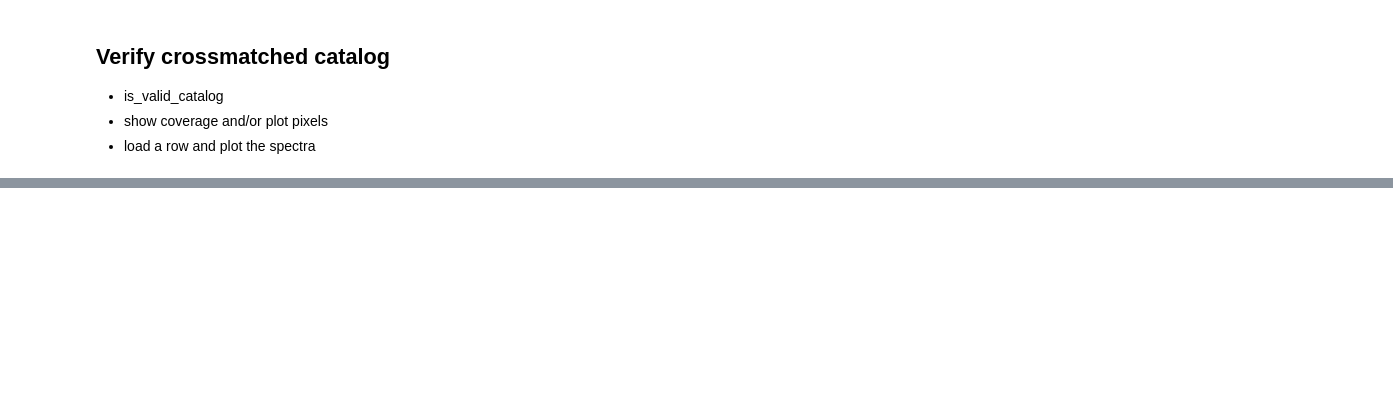
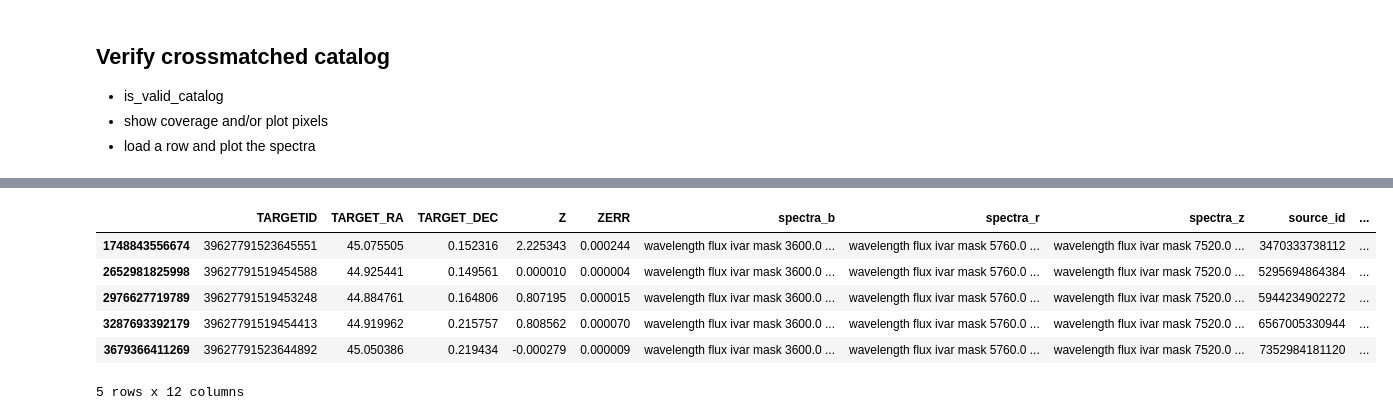
Before and after one commit to olivialynn/DESI-Crossmatch-Project, a Jupyter notebook: 02 - DESI x Gaia/2.0 - DESI x Gaia.ipynb, the cells around one changed output, grey strips where cells are left out. Cells and saved outputs as stored; diff of their text form; code cells hidden in the pictures; blank space fills up the shorter version.

```diff
--- a/02 - DESI x Gaia/2.0 - DESI x Gaia.ipynb
+++ b/02 - DESI x Gaia/2.0 - DESI x Gaia.ipynb
@@ -22,0 +152,13 @@ In this notebook, we will:
+# %%
+# See the first few rows
+
+df = desi_x_gaia_cat.head(5)
+df
+# %% [output]
+|  | TARGETID | TARGET_RA | TARGET_DEC | Z | ZERR | spectra_b | spectra_r | spectra_z | source_id | ... |
+| 1748843556674 | 39627791523645551 | 45.075505 | 0.152316 | 2.225343 | 0.000244 | wavelength flux ivar mask 3600.0 ... | wavelength flux ivar mask 5760.0 ... | wavelength flux ivar mask 7520.0 ... | 3470333738112 | ... |
+| 2652981825998 | 39627791519454588 | 44.925441 | 0.149561 | 0.000010 | 0.000004 | wavelength flux ivar mask 3600.0 ... | wavelength flux ivar mask 5760.0 ... | wavelength flux ivar mask 7520.0 ... | 5295694864384 | ... |
+| 2976627719789 | 39627791519453248 | 44.884761 | 0.164806 | 0.807195 | 0.000015 | wavelength flux ivar mask 3600.0 ... | wavelength flux ivar mask 5760.0 ... | wavelength flux ivar mask 7520.0 ... | 5944234902272 | ... |
+| 3287693392179 | 39627791519454413 | 44.919962 | 0.215757 | 0.808562 | 0.000070 | wavelength flux ivar mask 3600.0 ... | wavelength flux ivar mask 5760.0 ... | wavelength flux ivar mask 7520.0 ... | 6567005330944 | ... |
+| 3679366411269 | 39627791523644892 | 45.050386 | 0.219434 | -0.000279 | 0.000009 | wavelength flux ivar mask 3600.0 ... | wavelength flux ivar mask 5760.0 ... | wavelength flux ivar mask 7520.0 ... | 7352984181120 | ... |
+5 rows x 12 columns
```
Also changed, not shown: parts of 35 cells of this notebook, 1 other file.
